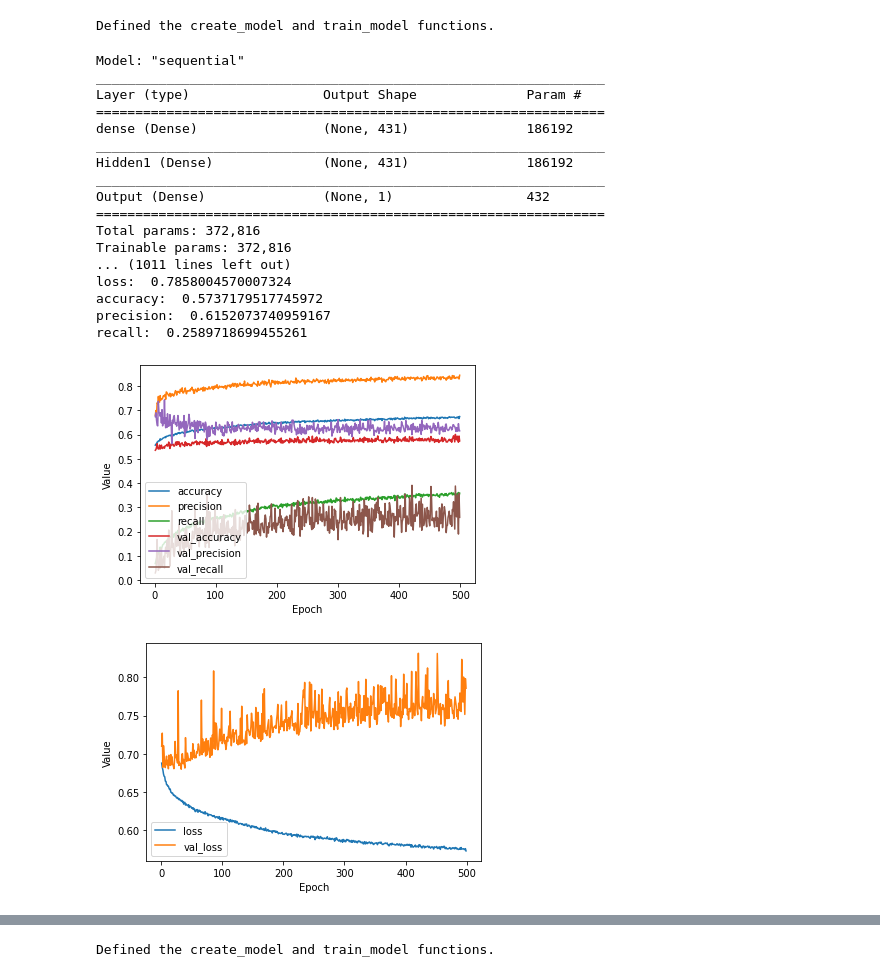
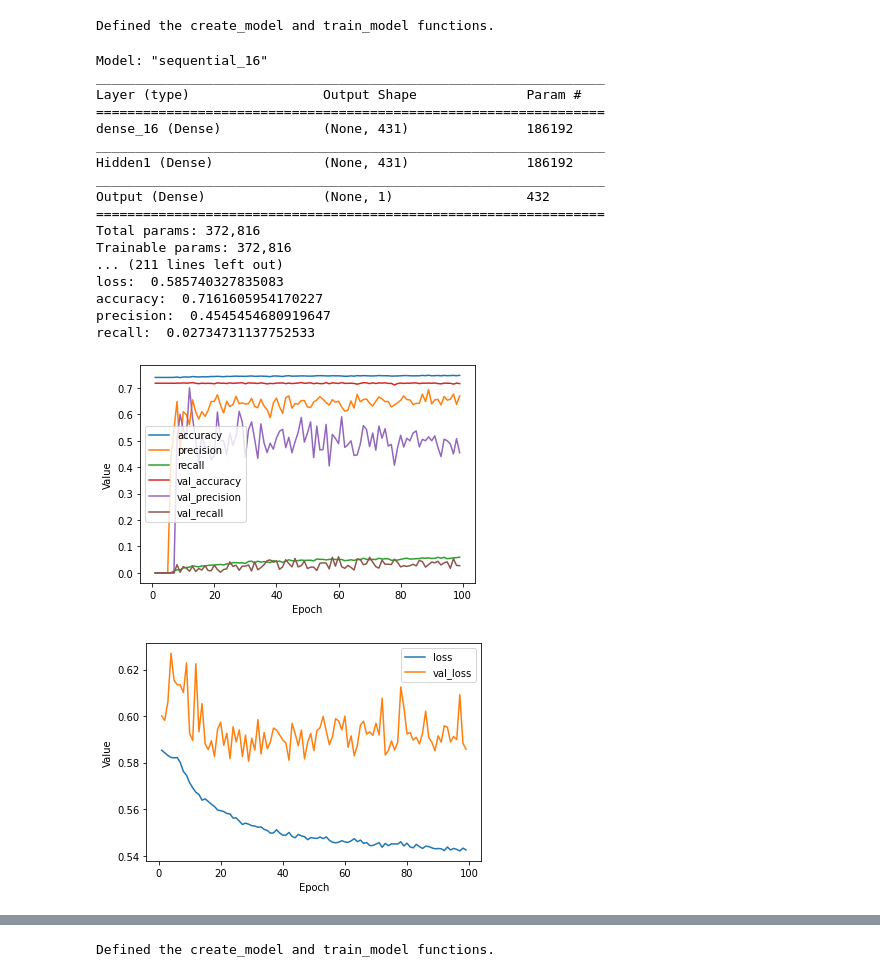
Before and after one commit to googleinterns/activity-recognition, a Jupyter notebook: location/lbs/activity/audioset/training/training_rms_dnn.ipynb, the cells around one changed output, grey strips where cells are left out. Drawn from its saved outputs; the diff is of its cells as text; code cells hidden in the pictures.

```diff
--- a/location/lbs/activity/audioset/training/training_rms_dnn.ipynb
+++ b/location/lbs/activity/audioset/training/training_rms_dnn.ipynb
@@ -44,7 +44,7 @@ logging.set_verbosity(logging.INFO)
 # arguments for audio_processing
 src_dir = 'example_src_dir'
 dest_dir = 'example_dest_dir'
-filename = 'test_set2'
+filename = 'gunshot_30_70'
 labels = ['Gunshot, gunfire']
 available_features = ['chroma_stft',
                        'chroma_cqt',
@@ -191,8 +173,8 @@ x_val = K.cast_to_floatx(x_val)
 y_val = K.cast_to_floatx(y_val)
 # %%
 # Define the plotting function.
-def plot_curve(epochs, hist, list_of_metrics):
-    """Plot a curve of one or more classification metrics vs. epoch."""
+def plot_curve(epochs, hist, list_of_metrics, path, filename, list_of_hyperparameters):
+    """Plot a curve of one or more classification metrics vs. epoch and save it to path."""
     # list_of_metrics should be one of the names shown in:
     # https://www.tensorflow.org/tutorials/structured_data/imbalanced_data#define_the_model_and_metrics
 
@@ -205,6 +187,27 @@ def plot_curve(epochs, hist, list_of_metrics):
         plt.plot(epochs[1:], x[1:], label=m)
 
     plt.legend()
+
+    if not os.path.isdir(path):
+        try:
+            os.mkdir(path)
+        except OSError as error:
+            logging.error(error)
+
+    path = os.path.join(path, filename)
+
+    if not os.path.isdir(path):
+        try:
+            os.mkdir(path)
+        except OSError as error:
+            logging.error(error)
+
+    list_of_hyperparameters_temp = [str(item) for item in list_of_hyperparameters]
+    list_of_metrics_temp = [item if isinstance(item, str) else str(item.name) for item in list_of_metrics]
+    filename = '_'.join(list_of_metrics_temp) + '_' + '_'.join(list_of_hyperparameters_temp)
+    path = os.path.join(path, filename + '.png')
+    plt.savefig(path, bbox_inches='tight')
+
     return plt
 
 
@@ -244,7 +247,7 @@ def create_model(my_learning_rate, my_metrics):
     # Implement L2 regularization in the first hidden layer.
     model.add(tf.keras.layers.Dense(units=431,
                                   activation='relu',
-                                  kernel_regularizer=tf.keras.regularizers.l2(0.01),
+                                  kernel_regularizer=tf.keras.regularizers.l2(0.05),
                                   name='Hidden1'))
 
     # Funnel the regression value through a sigmoid function.
@@ -284,10 +287,14 @@ Defined the create_model and train_model functions.
 # %%
 # The following variables are the hyperparameters.
 learning_rate = 0.001
-epochs = 500
+epochs = 100
 batch_size = 25
 classification_threshold = 0.70
 label_name = "label"
+
+list_of_hyperparameters = [learning_rate, epochs, batch_size,
+                           classification_threshold,
+                           label_name]
 
 # Here is the updated definition of METRICS:
 METRICS = [
@@ -310,45 +317,45 @@ epochs, hist = train_model(my_model, x_train, y_train, epochs,
 
 # Plot metrics vs. epochs
 list_of_metrics_to_plot = ['accuracy', "precision", "recall", 'val_accuracy', 'val_precision', 'val_recall']
-plot_curve(epochs, hist, list_of_metrics_to_plot)
-plot_curve(epochs, hist, ['loss', 'val_loss'])
+plot_curve(epochs, hist, list_of_metrics_to_plot, 'example_dest_dir/training_rms_dnn/', filename, list_of_hyperparameters)
+plot_curve(epochs, hist, ['loss', 'val_loss'], 'example_dest_dir/training_rms_dnn/', filename, list_of_hyperparameters)
 
 training_performance =  my_model.evaluate(x_train, y_train, verbose=0)
 print('Training Performance')
 print('---------------------------------')
 print('loss: ', training_performance[0])
 print('accuracy: ', training_performance[1])
 print('precision: ', training_performance[2])
 print('recall: ', training_performance[3])
 print()
 
 validation_performance =  my_model.evaluate(x_val, y_val, verbose=0)
 print('Validation Performance')
 print('---------------------------------')
 print('loss: ', validation_performance[0])
 print('accuracy: ', validation_performance[1])
 print('precision: ', validation_performance[2])
 print('recall: ', validation_performance[3])
 # %% [output]
-Model: "sequential"
+Model: "sequential_16"
 _________________________________________________________________
 Layer (type)                 Output Shape              Param #
 =================================================================
-dense (Dense)                (None, 431)               186192
+dense_16 (Dense)             (None, 431)               186192
 _________________________________________________________________
 Hidden1 (Dense)              (None, 431)               186192
 _________________________________________________________________
 Output (Dense)               (None, 1)                 432
 =================================================================
 Total params: 372,816
 Trainable params: 372,816
-... (1011 lines left out)
-loss:  0.7858004570007324
-accuracy:  0.5737179517745972
-precision:  0.6152073740959167
-recall:  0.2589718699455261
+... (211 lines left out)
+loss:  0.585740327835083
+accuracy:  0.7161605954170227
+precision:  0.4545454680919647
+recall:  0.02734731137752533
-[figure, old version]
+[figure, new version]
-[figure, old version]
+[figure, new version]
 # %% [markdown]
 ## Train 1
 Deep Neural Network:
```
Also changed, not shown: parts of 12 cells of this notebook, 1 other file.
